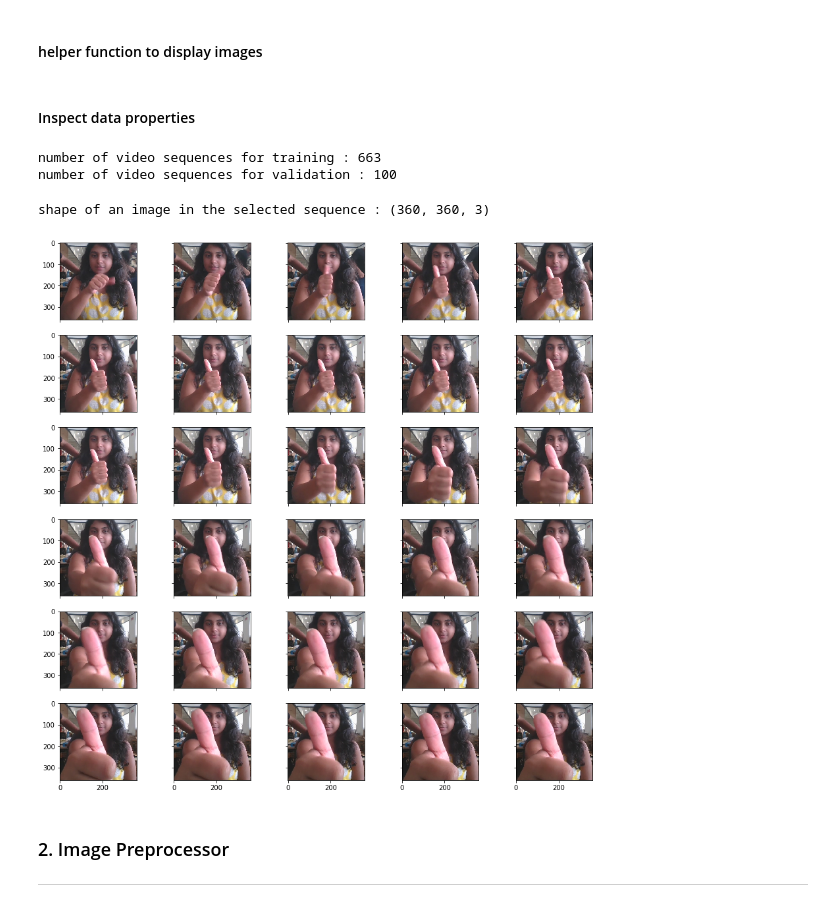
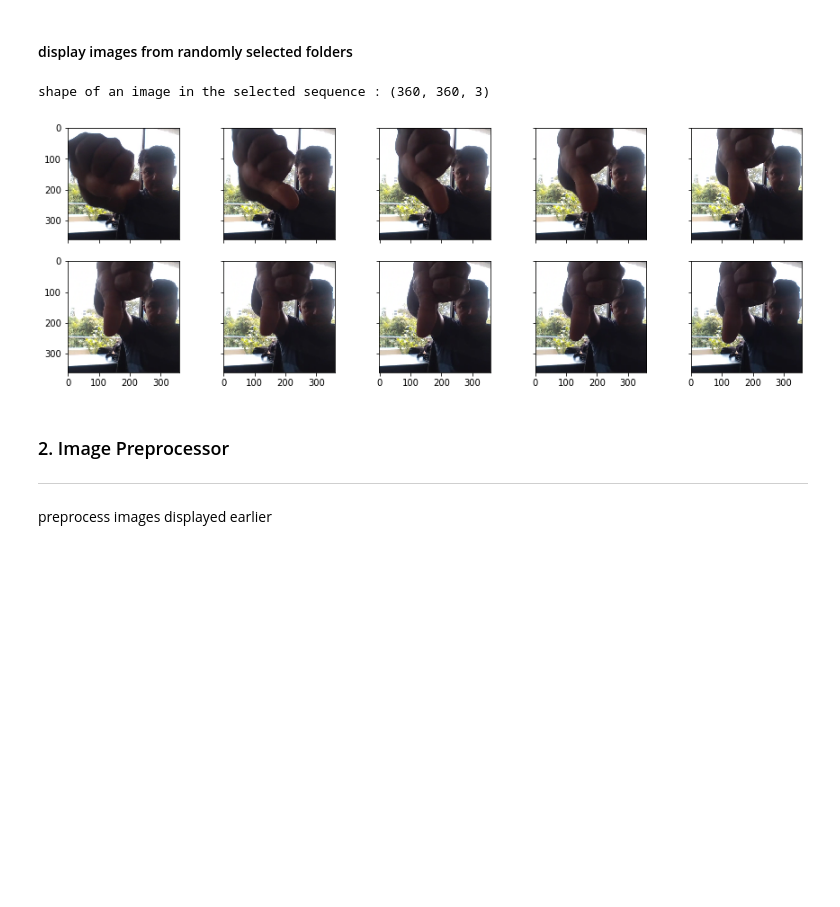
Before and after one commit to dhrubach/cnn-gesture-recognition, a Jupyter notebook: cnn-gesture-recognition.ipynb, the cells around one changed output. Saved outputs shown, nothing was run; the diff lists cells and outputs as text; code cells hidden in the pictures; blank space fills up the shorter version.

```diff
--- a/cnn-gesture-recognition.ipynb
+++ b/cnn-gesture-recognition.ipynb
@@ -35,61 +74,24 @@ val_doc = np.random.permutation(open('data/val.csv').readlines())
 # %% [markdown]
-#### helper function to display images
+#### display images from randomly selected folders
-# %%
-def plot_image(images, cmap=None):
-    total_images = len(images)
-    rows = 0
-
-    if total_images < 6:
-        rows = 1
-    elif total_images % 5 == 0:
-        rows = total_images / 5
-    else:
-        rows = (total_images // 5) + 1
-
-    f, axes = plt.subplots(int(rows),
-                           (5 if total_images > 5 else total_images),
-                           sharex=True,
-                           sharey=True)
-    f.set_figwidth(15)
-    f.set_figheight(15)
-    row_elements = 5
-
-    if rows == 1:
-        for ax, image in zip(axes, images):
-            ax.imshow(image, cmap)
-    else:
-        for i, row_ax in enumerate(axes):
-            start_index = i * row_elements
-
-            for ax, image in zip(row_ax, images[start_index:start_index + 5]):
-                ax.imshow(image, cmap)
-# %% [markdown]
-#### Inspect data properties
-# %%
-print('number of video sequences for training : {0}'.format(len(train_doc)))
-print('number of video sequences for validation : {0}'.format(len(val_doc)))
-# %% [output]
-number of video sequences for training : 663
-number of video sequences for validation : 100
 # %%
 random_train_index = rn.randint(0, len(train_doc))
 
 sequence_dir = train_doc[random_train_index].split(';')[0]
 
 # list of all images in the folder
-image_names = os.listdir('data/train/' + sequence_dir)
+image_names = os.listdir(train_path + sequence_dir)
 
 images = []
-for name in image_names:
-    img = cv2.imread('data/train/' + sequence_dir + '/' + name)
+for name in image_names[0:30:3]:
+    img = cv2.imread(train_path + sequence_dir + '/' + name)
     images.append(cv2.cvtColor(img, cv2.COLOR_BGR2RGB))
 
 print('shape of an image in the selected sequence : {0}'.format(images[0].shape))
 
 plot_image(images)
 # %% [output]
 shape of an image in the selected sequence : (360, 360, 3)
-[figure, old version]
+[figure, new version]
 # %% [markdown]
 ### 2. Image Preprocessor
 ***
@@ -148,6 +150,8 @@ class ImagePreprocessor:
 
     def __smoothing(self, image):
         return cv2.GaussianBlur(image, (5, 5), cv2.BORDER_DEFAULT)
+# %% [markdown]
+preprocess images displayed earlier
 # %%
 imagePreprocess = ImagePreprocessor(crop=True, normalize=True, resize=True, smoothing=True)
 
```
Also changed, not shown: parts of 13 cells of this notebook.
